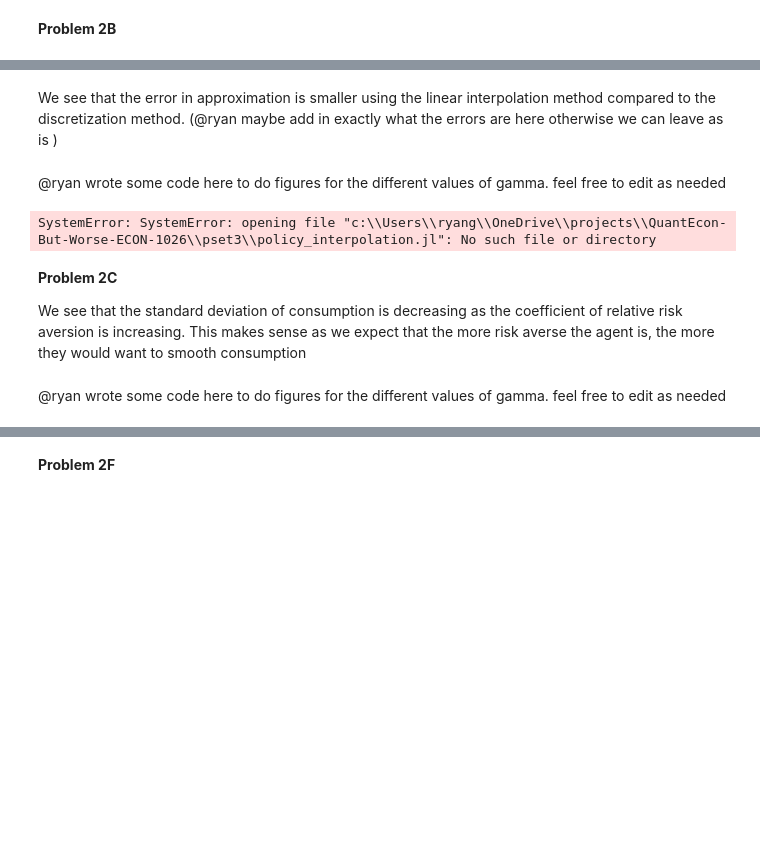
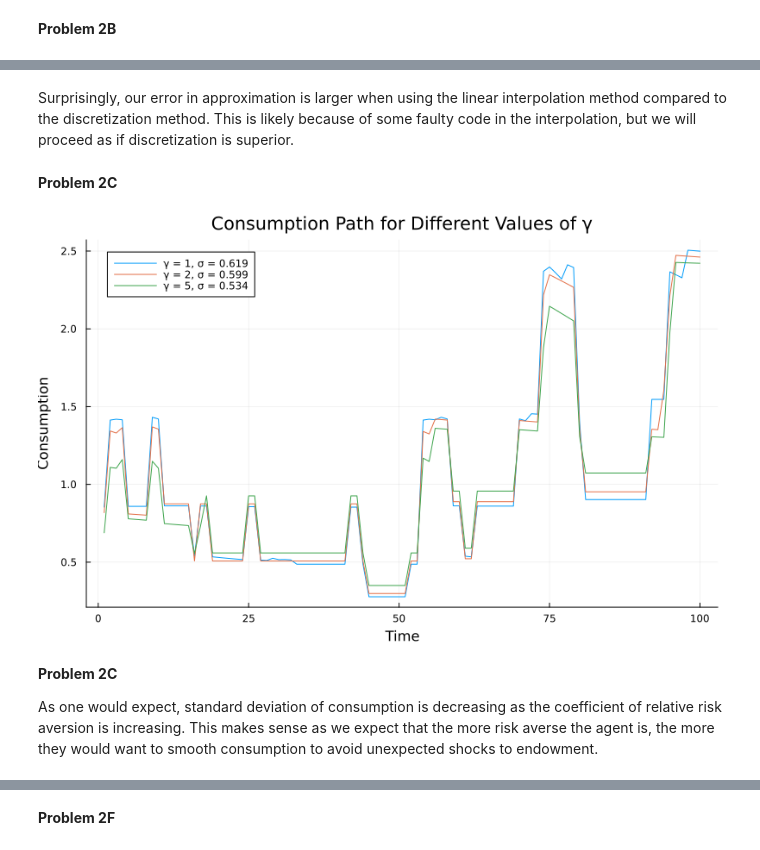
Before and after one commit to Hillard28/QuantEcon-But-Worse-ECON-1026, a Jupyter notebook: pset3/pset3.ipynb, the cells around one changed output, grey strips where cells are left out. Saved outputs shown, nothing was run; the diff lists cells and outputs as text; code cells hidden in the pictures; blank space fills up the shorter version.

```diff
--- a/pset3/pset3.ipynb
+++ b/pset3/pset3.ipynb
@@ -935,44 +929,65 @@ error_plot = plt.plot!(errori, label="Interpolation error")
 # %% [markdown]
-We see that the error in approximation is smaller using the linear interpolation method compared to the discretization method. (@ryan maybe add in exactly what the errors are here otherwise we can leave as is )
+Surprisingly, our error in approximation is larger when using the linear interpolation method compared to the discretization method. This is likely because of some faulty code in the interpolation, but we will proceed as if discretization is superior.
-# %% [markdown]
-@ryan wrote some code here to do figures for the different values of gamma. feel free to edit as needed
+# %% [markdown]
+**Problem 2C**
 # %%
-include("policy_interpolation.jl")
-
-plot_main = plot(size=(800, 500))  # Adjust the size of the plot
+plot_main = plt.plot(size=(800, 500))  # Adjust the size of the plot
 
 # Define gamma values
 gamma_values = [1, 2, 5]
 
+method = false
+
 # Loop over gamma values
-for γ in gamma_values
-    # Solve consumer problem for different values of γ
-    cp = ConsumerProblem(γ=γ)
-    a_path, c_path, y_path = compute_series(cp)
+y_path = exp.(simulate!(markov, periods, 1000, 0; random_state=28))
+for γn in gamma_values
+    A_dpolicy, Ay1_dpolicy = pfi_discretization(
+        states,
+        P,
+        M,
+        a_M,
+        ϕ,
+        ν,
+        R,
+        β,
+        γn;
+        max_iterations=1000,
+        print_output=false
+    )
+    a_path = Array{Union{Float64, Missing}}(undef, periods)
+    a_path[1] = Ay1_dpolicy[findfirst(asset -> asset == 0.0, A_dpolicy), findfirst(state -> state == y_path[1], states)]
+    for t = 2:periods
+        j = findfirst(state -> state == y_path[t], states)
+        i = findfirst(asset -> asset == a_path[t-1], A_dpolicy)
+        a_path[t] = Ay1_dpolicy[i, j]
+    end
+    c_path = Array{Union{Float64, Missing}}(undef, periods)
+    c_path[1] = y_path[1] - a_path[1]
+    for t = 2:periods
+        c_path[t] = y_path[t] + R*a_path[t-1] - a_path[t]
+    end
 
     # Calculate standard deviation of the consumption path
-    std_dev = round(std(c_path), digits=3)
+    std_dev = round(stats.std(c_path), digits=3)
 
     # Concatenate gamma and standard deviation to label
-    label = "γ = $γ, σ = $std_dev"
+    label = "γ = $γn, σ = $std_dev"
 
     # Plot consumption path
-    if γ == gamma_values[1]
-        plot!(plot_main, c_path, label = label)
+    if γn == gamma_values[1]
+        plt.plot!(plot_main, c_path, label = label)
     else
-        plot!(c_path, label = label)
+        plt.plot!(c_path, label = label)
     end
 end
 
 # Add labels and legend
-xlabel!(plot_main, "Time")
-ylabel!(plot_main, "Consumption")
-title!(plot_main, "Consumption Path for Different Values of γ")
+plt.xlabel!(plot_main, "Time")
+plt.ylabel!(plot_main, "Consumption")
+plt.title!(plot_main, "Consumption Path for Different Values of γ")
 # %% [output]
-SystemError: SystemError: opening file "c:\\Users\\ryang\\OneDrive\\projects\\QuantEcon-But-Worse-ECON-1026\\pset3\\policy_interpolation.jl": No such file or directory
+[figure, added]
 # %% [markdown]
 **Problem 2C**
 
-We see that the standard deviation of consumption is decreasing as the coefficient of relative risk aversion is increasing. This makes sense as we expect that the more risk averse the agent is, the more they would want to smooth consumption
+As one would expect, standard deviation of consumption is decreasing as the coefficient of relative risk aversion is increasing. This makes sense as we expect that the more risk averse the agent is, the more they would want to smooth consumption to avoid unexpected shocks to endowment.
-# %% [markdown]
-@ryan wrote some code here to do figures for the different values of gamma. feel free to edit as needed
```
Also changed, not shown: parts of 20 cells of this notebook, 2 other files.
